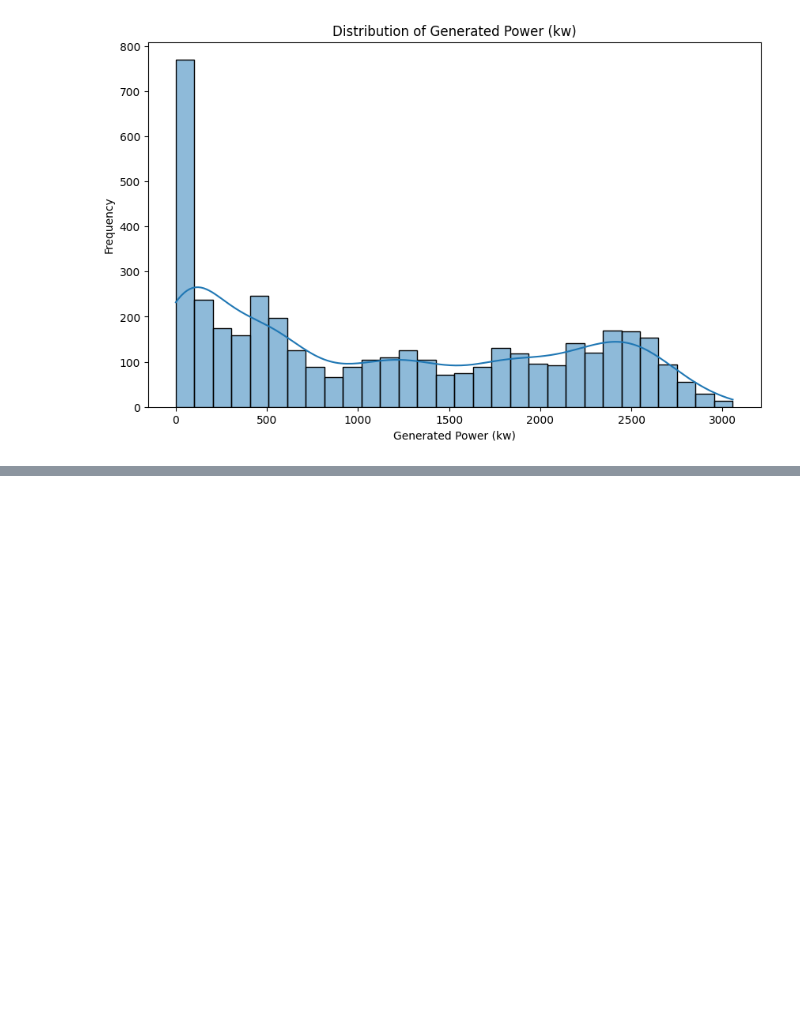
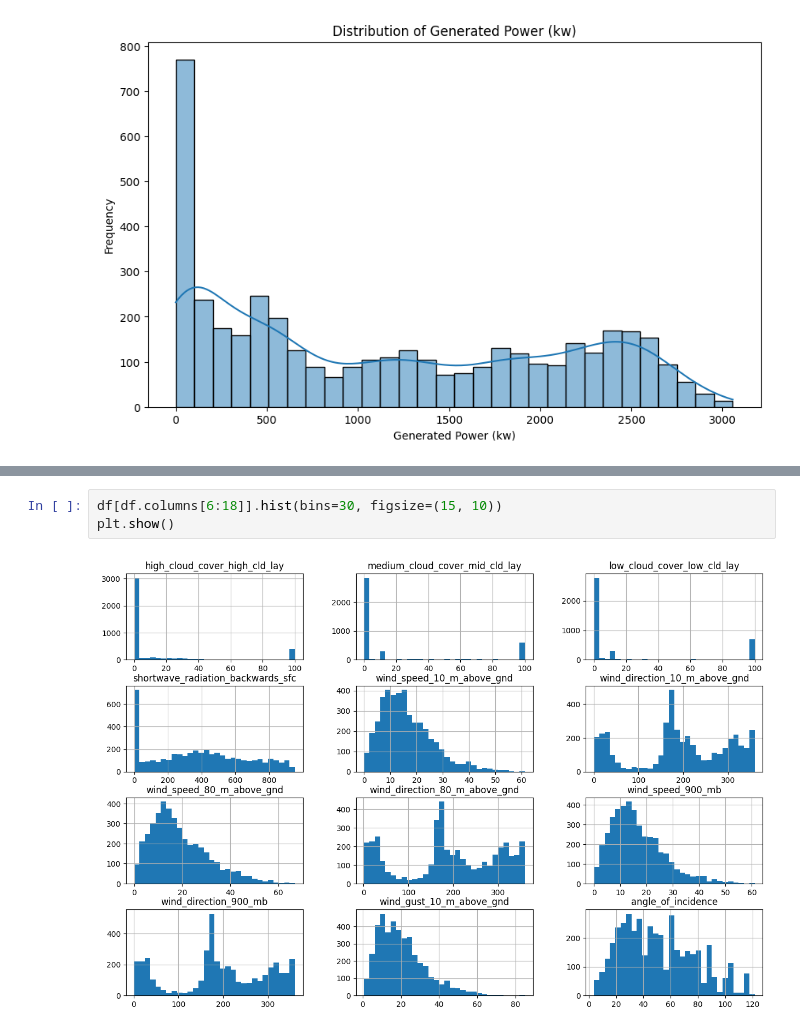
Before and after one commit to Animesh-Jaiswal/Week-1, a Jupyter notebook: SolarPowerPridiction.ipynb, the cells around one changed output, grey strips where cells are left out. Cells and saved outputs as stored; diff of their text form; blank space fills up the shorter version.

```diff
--- a/SolarPowerPridiction.ipynb
+++ b/SolarPowerPridiction.ipynb
@@ -167,0 +169,5 @@ plt.show()
+# %%
+df[df.columns[6:18]].hist(bins=30, figsize=(15, 10))
+plt.show()
+# %% [output]
+[figure, added]
```
Also changed, not shown: parts of 10 cells of this notebook.
